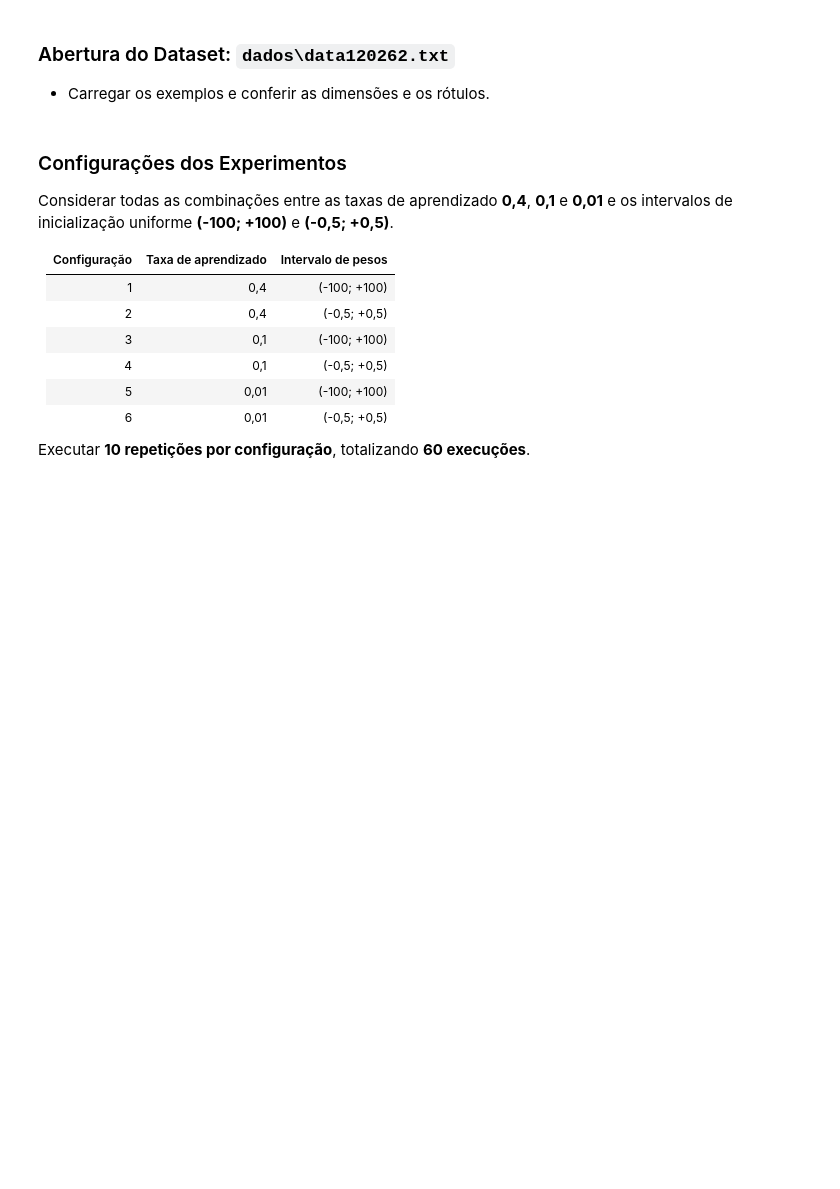
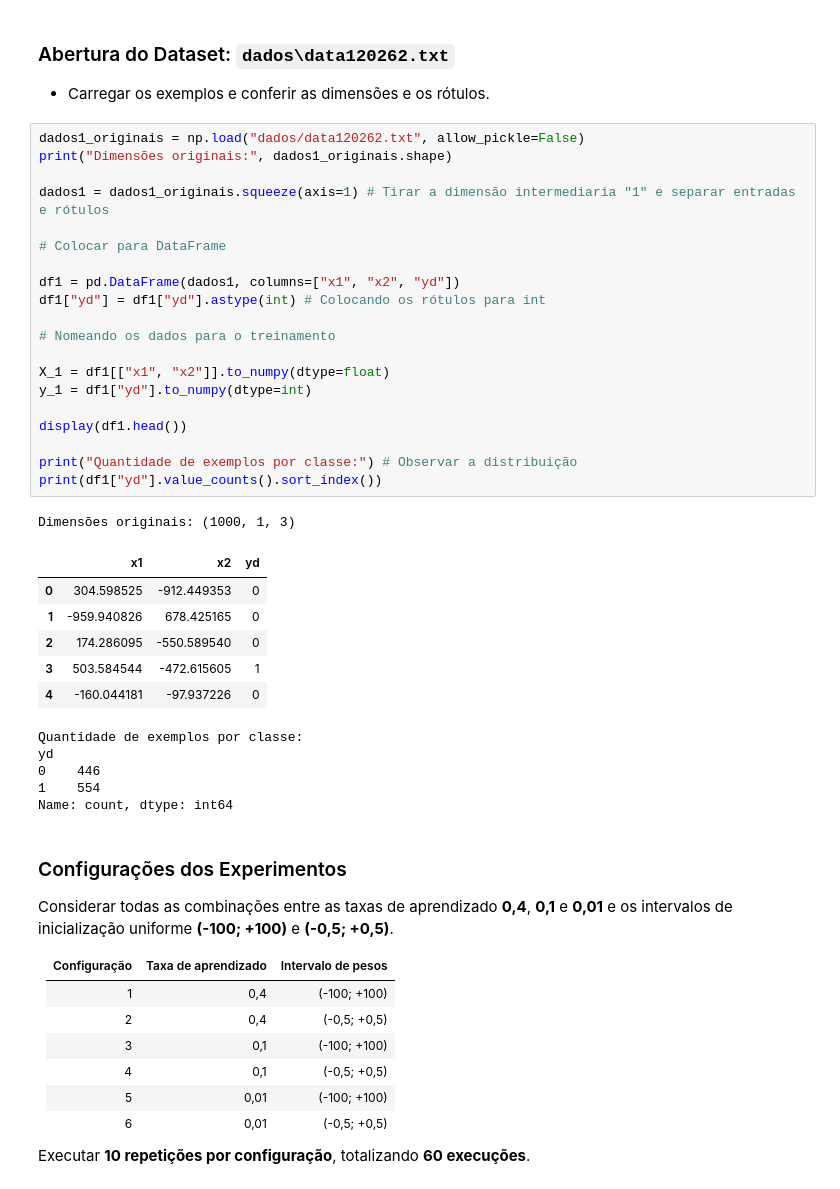
Before and after one commit to bernardo-gontijo/Projeto-Pratico-2.1, a Jupyter notebook: BERNARDO_GONTIJO_FERNANDES_e_MATEUS_CABRAL_PINHEIRO_RNA_2026.2_PP2.1.ipynb, the cells around one changed output. Saved outputs shown, nothing was run; the diff lists cells and outputs as text; blank space fills up the shorter version.

```diff
--- a/BERNARDO_GONTIJO_FERNANDES_e_MATEUS_CABRAL_PINHEIRO_RNA_2026.2_PP2.1.ipynb
+++ b/BERNARDO_GONTIJO_FERNANDES_e_MATEUS_CABRAL_PINHEIRO_RNA_2026.2_PP2.1.ipynb
@@ -269,6 +280,39 @@ Reutilizar o algoritmo construído na Parte I e utilizar o arquivo correspondent
 ### Abertura do Dataset: `dados\data120262.txt`
 
 - Carregar os exemplos e conferir as dimensões e os rótulos.
+# %%
+dados1_originais = np.load("dados/data120262.txt", allow_pickle=False)
+print("Dimensões originais:", dados1_originais.shape)
+
+dados1 = dados1_originais.squeeze(axis=1) # Tirar a dimensão intermediaria "1" e separar entradas e rótulos
+
+# Colocar para DataFrame
+
+df1 = pd.DataFrame(dados1, columns=["x1", "x2", "yd"])
+df1["yd"] = df1["yd"].astype(int) # Colocando os rótulos para int
+
+# Nomeando os dados para o treinamento
+
+X_1 = df1[["x1", "x2"]].to_numpy(dtype=float)
+y_1 = df1["yd"].to_numpy(dtype=int)
+
+display(df1.head())
+
+print("Quantidade de exemplos por classe:") # Observar a distribuição
+print(df1["yd"].value_counts().sort_index())
+# %% [output]
+Dimensões originais: (1000, 1, 3)
+|  | x1 | x2 | yd |
+| 0 | 304.598525 | -912.449353 | 0 |
+| 1 | -959.940826 | 678.425165 | 0 |
+| 2 | 174.286095 | -550.589540 | 0 |
+| 3 | 503.584544 | -472.615605 | 1 |
+| 4 | -160.044181 | -97.937226 | 0 |
+Quantidade de exemplos por classe:
+yd
+0    446
+1    554
+Name: count, dtype: int64
 # %% [markdown]
 ### Configurações dos Experimentos
 
```
Also changed, not shown: parts of 7 cells of this notebook.
